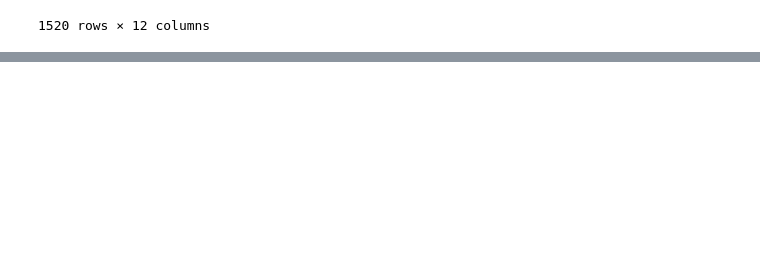
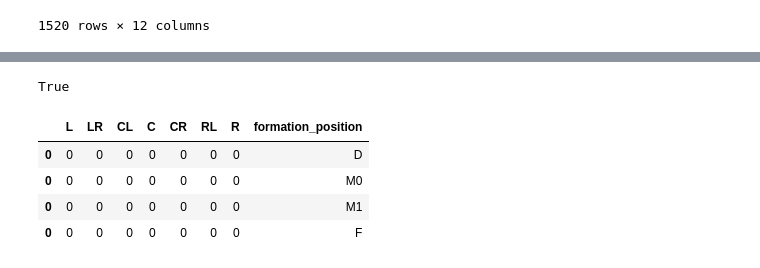
Before and after one commit to c0j0s/CS4211-Project, a Jupyter notebook: main.ipynb, the cells around one changed output, grey strips where cells are left out. Drawn from its saved outputs; the diff is of its cells as text; code cells hidden in the pictures; blank space fills up the shorter version.

```diff
--- a/main.ipynb
+++ b/main.ipynb
@@ -226,0 +283,2 @@ merged_match_rating[merged_match_rating['match_id'] == '12313']
+# %%
+input_match = '12313'
@@ -226,0 +295,31 @@ merged_match_rating[merged_match_rating['match_id'] == '12313']
+# %%
+formation_grid = df_matches_processed[df_matches_processed['match_id'] == input_match]['formation_grid']
+home_players = df_merged_match_rating[(df_merged_match_rating['match_id'] == input_match) & (df_merged_match_rating['court'] == 'home')]
+away_players = df_merged_match_rating[(df_merged_match_rating['match_id'] == input_match) & (df_merged_match_rating['court'] == 'away')]
+# %%
+home_players
+((home_players['formation_position'] == 'K') & (home_players['position'] == 'C')).any()
+# %% [output]
+True
+# %%
+# Generate field grid for teams
+#         L, LR, CL, C, CR, RL, R
+# [-1(6), 0,  0,  0, 0, 0,  0,  0, -1(6)];
+df_match_field_grid = pd.DataFrame(columns=['L', 'LR', 'CL', 'C', 'CR', 'RL', 'R'])
+
+home_field_grid = df_match_field_grid
+away_field_grid = df_match_field_grid.copy()
+
+home_field_grid['formation_position'] = formation_grid.explode()
+away_field_grid['formation_position'] = formation_grid.explode()
+
+home_field_grid = home_field_grid.fillna(0)
+away_field_grid = away_field_grid.fillna(0)
+# %%
+home_field_grid
+# %% [output]
+|  | L | LR | CL | C | CR | RL | R | formation_position |
+| 0 | 0 | 0 | 0 | 0 | 0 | 0 | 0 | D |
+| 0 | 0 | 0 | 0 | 0 | 0 | 0 | 0 | M0 |
+| 0 | 0 | 0 | 0 | 0 | 0 | 0 | 0 | M1 |
+| 0 | 0 | 0 | 0 | 0 | 0 | 0 | 0 | F |
```
Also changed, not shown: parts of 9 cells of this notebook.
